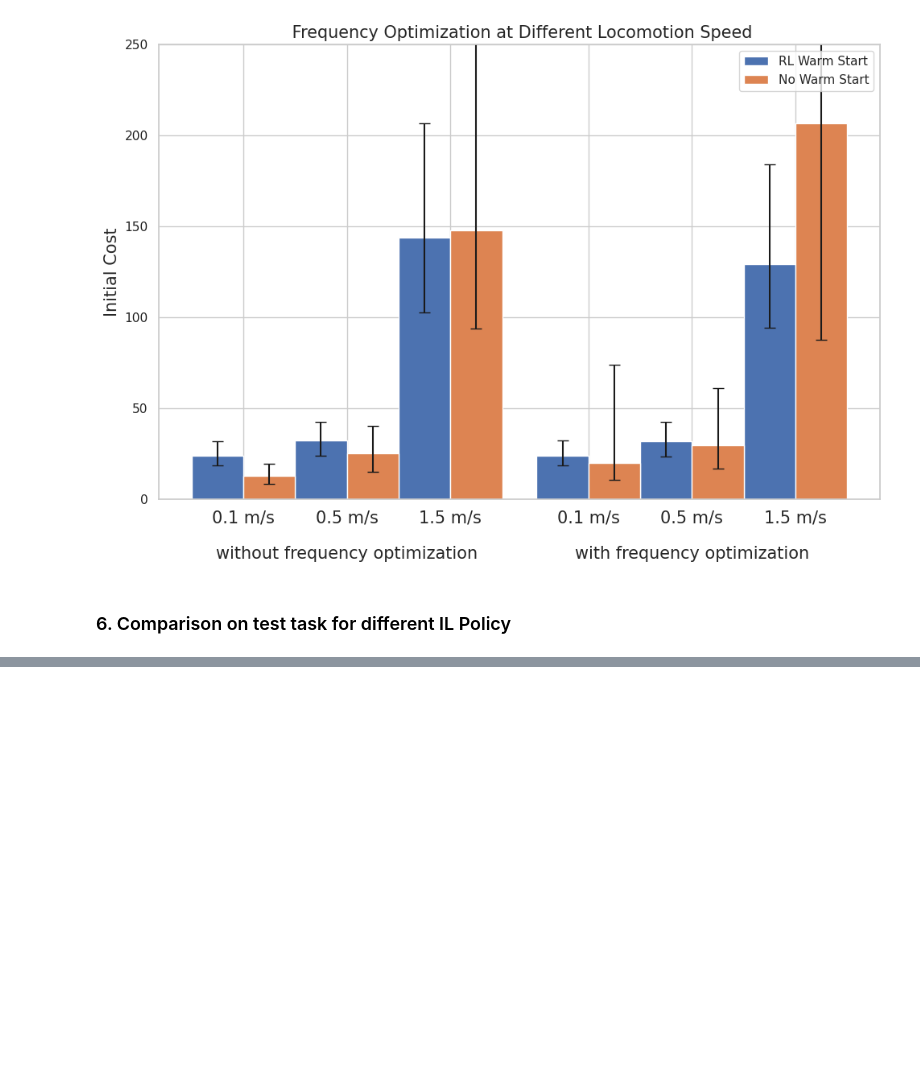
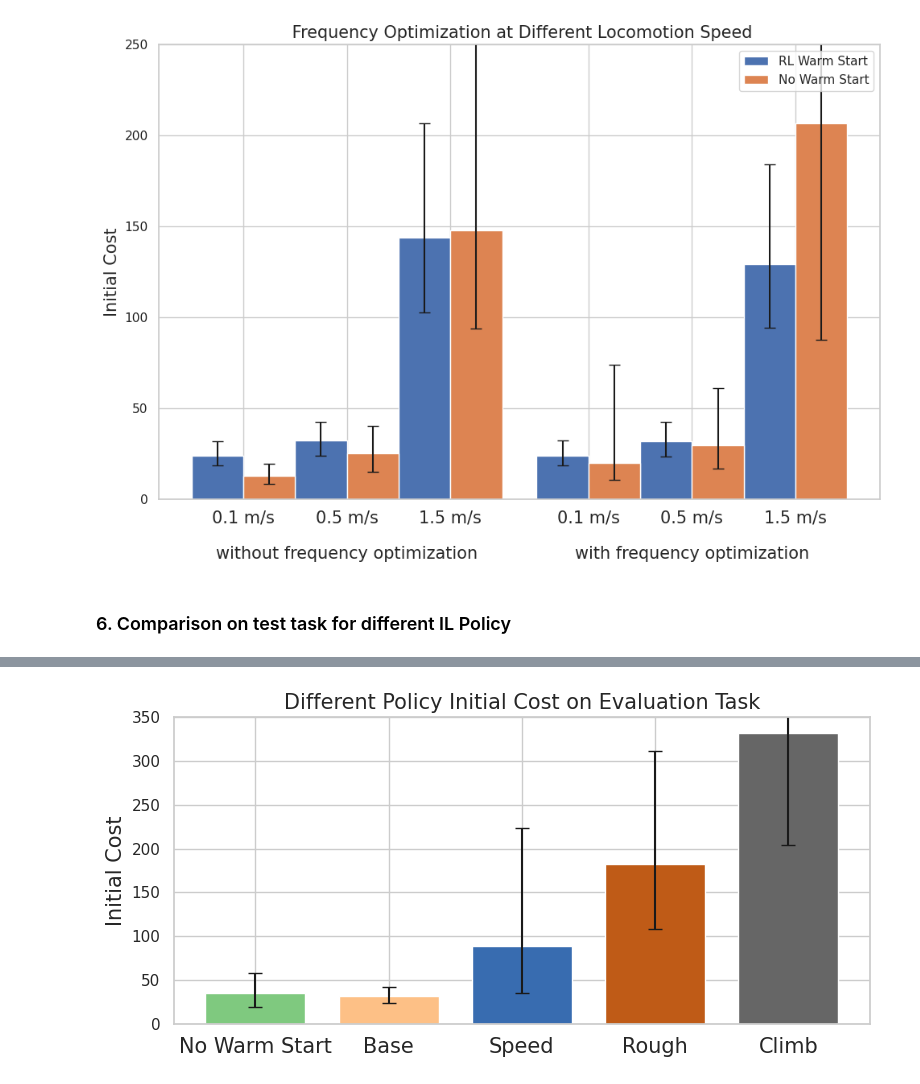
Before and after one commit to Batou1406/dls_orbit_bat_private, a Jupyter notebook: source/extensions/omni.isaac.lab_tasks/omni/isaac/lab_tasks/manager_based/locomotion/model_based/thesis_image.ipynb, the cells around one changed output, grey strips where cells are left out. Drawn from its saved outputs; the diff is of its cells as text; code cells hidden in the pictures; blank space fills up the shorter version.

Commit message:
update with  eval

```diff
--- a/source/extensions/omni.isaac.lab_tasks/omni/isaac/lab_tasks/manager_based/locomotion/model_based/thesis_image.ipynb
+++ b/source/extensions/omni.isaac.lab_tasks/omni/isaac/lab_tasks/manager_based/locomotion/model_based/thesis_image.ipynb
@@ -3451,0 +3299,98 @@ display(df)
+# %%
+import matplotlib.pyplot as plt
+import seaborn as sns
+import numpy as np
+import os
+import json
+import torch
+import pandas as pd
+
+
+# path  = "/home/iit.local/bsavioz/Documents/dls_orbit_bat_private/eval/play_eval_baseline_all_task"
+path  = "/home/baptiste/Documents/dls_isaac_lab_bat_private/eval/play_eval_baseline_all_task"
+
+df, info_dict = extract_df_and_dict(path)
+# display(df)
+
+# Function to extract the required parts for MultiIndex
+def extract_parts(idx):
+    parts = idx.split('-')
+    warm_start = 'no_warm_start' if 'no_warm_start' in idx else 'RL'
+    offset = 1 if not 'no_warm_start' in idx else 0
+    task       = parts[0]
+    IL         = parts[1]
+    encoding_p = parts[2]
+    encoding_F = parts[3]
+    H          = parts[4]
+    dt         = parts[5]
+
+    if H == 'H5' : H='H05'
+    return warm_start, task, 'eval'
+
+# Apply the function to create a new MultiIndex
+multi_index = pd.MultiIndex.from_tuples(df.index.map(extract_parts), names=['warm_start', 'model', 'task'])
+
+# Set the new MultiIndex to the DataFrame
+df.set_index(multi_index, inplace=True)
+# df.sort_index(inplace=True)
+df.sort_index(inplace=True, level=["warm_start"], ascending=False)
+display(df.drop(columns=['Sampling_Cost_q1', 'Sampling_Cost_q3', 'initial_Cost_q1', 'initial_Cost_q3', 'x', 'y','yerr']))
+
+# Desired new order for the rows by their numeric positions
+new_order = [0,4,1,2,3]  # Reordering by the positions 0-based index
+df = df.iloc[new_order]
+
+# # Show the resulting DataFrame
+# filtered_df = df.copy()
+# filtered_df = filtered_df.loc[filtered_df.index.get_level_values('samples') == 'samples10000']
+# filtered_df = filtered_df.loc[filtered_df.index.get_level_values('duty_cycle')=='False']
+# filtered_df = filtered_df.drop(columns=['Sampling_Cost_q1', 'Sampling_Cost_q3', 'initial_Cost_q1', 'initial_Cost_q3', 'x', 'y','yerr'])
+# filtered_df = filtered_df.drop(columns=['x', 'y','yerr'])
+# filtered_df = filtered_df.droplevel(['encoding_p', 'encoding_F', "Horizon", "dt"]).sort_index(level=['warm_start'])
+# display(filtered_df)
+
+encoding_combinations = df.index.unique()
+# print(encoding_combinations)
+
+# Plotting
+fig, ax = plt.subplots(figsize=(8, 4)) #(10,7)
+
+bar_width = 0.75
+index = np.arange(len(encoding_combinations))
+
+medians, errors, labels = [], [], []
+for i in index :
+    med     = df.loc[encoding_combinations[i][0], encoding_combinations[i][1], encoding_combinations[i][2]]['initial_Cost']
+    med_nws = df.loc[encoding_combinations[i][0], encoding_combinations[i][1], encoding_combinations[i][2]]['initial_Cost']
+    q1      = df.loc[encoding_combinations[i][0], encoding_combinations[i][1], encoding_combinations[i][2]]['initial_Cost_q1']
+    q1_nws  = df.loc[encoding_combinations[i][0], encoding_combinations[i][1], encoding_combinations[i][2]]['initial_Cost_q1']
+    q3      = df.loc[encoding_combinations[i][0], encoding_combinations[i][1], encoding_combinations[i][2]]['initial_Cost_q3']
+    q3_nws  = df.loc[encoding_combinations[i][0], encoding_combinations[i][1], encoding_combinations[i][2]]['initial_Cost_q3']
+
+    medians.append(med)
+    errors.append([med - q1, q3 - med])
+    labels.append(encoding_combinations[i][1])
+
+colors = plt.cm.Accent(np.linspace(0, 1, len(index))) #Accent
+ax.bar(index, medians, bar_width, yerr=np.array(errors).transpose(), capsize=5, color=colors)
+
+
+fontsize=15
+# Labels and title
+# ax.set_xlabel('Policy',fontsize=fontsize)
+ax.set_ylabel('Initial Cost',fontsize=fontsize)
+ax.set_title('Different Policy Initial Cost on Evaluation Task',fontsize=fontsize)
+ax.set_xticks(index)
+ax.set_xticklabels(['No Warm Start', 'Base', 'Speed', 'Rough', 'Climb'], rotation=0,fontsize=fontsize)
+ax.set_ylim(0,350)
+
+# group_labels = ['without frequency optimization', 'with frequency optimization']
+# for i, label in enumerate(group_labels):
+#     ax.text(i + bar_width/2, -0.12, label, ha='center', va='center', fontsize=fontsize, transform=ax.get_xaxis_transform())
+
+
+# Layout and save as PDF
+fig.tight_layout()
+plt.savefig('thesis image/9/bar_plot_all_policy_test_task.pdf')
+plt.show()
+# %% [output]
@@ -3451,0 +3404 @@ display(df)
+[figure, added]
```
Also changed, not shown: parts of 5 cells of this notebook, 5 other files.
